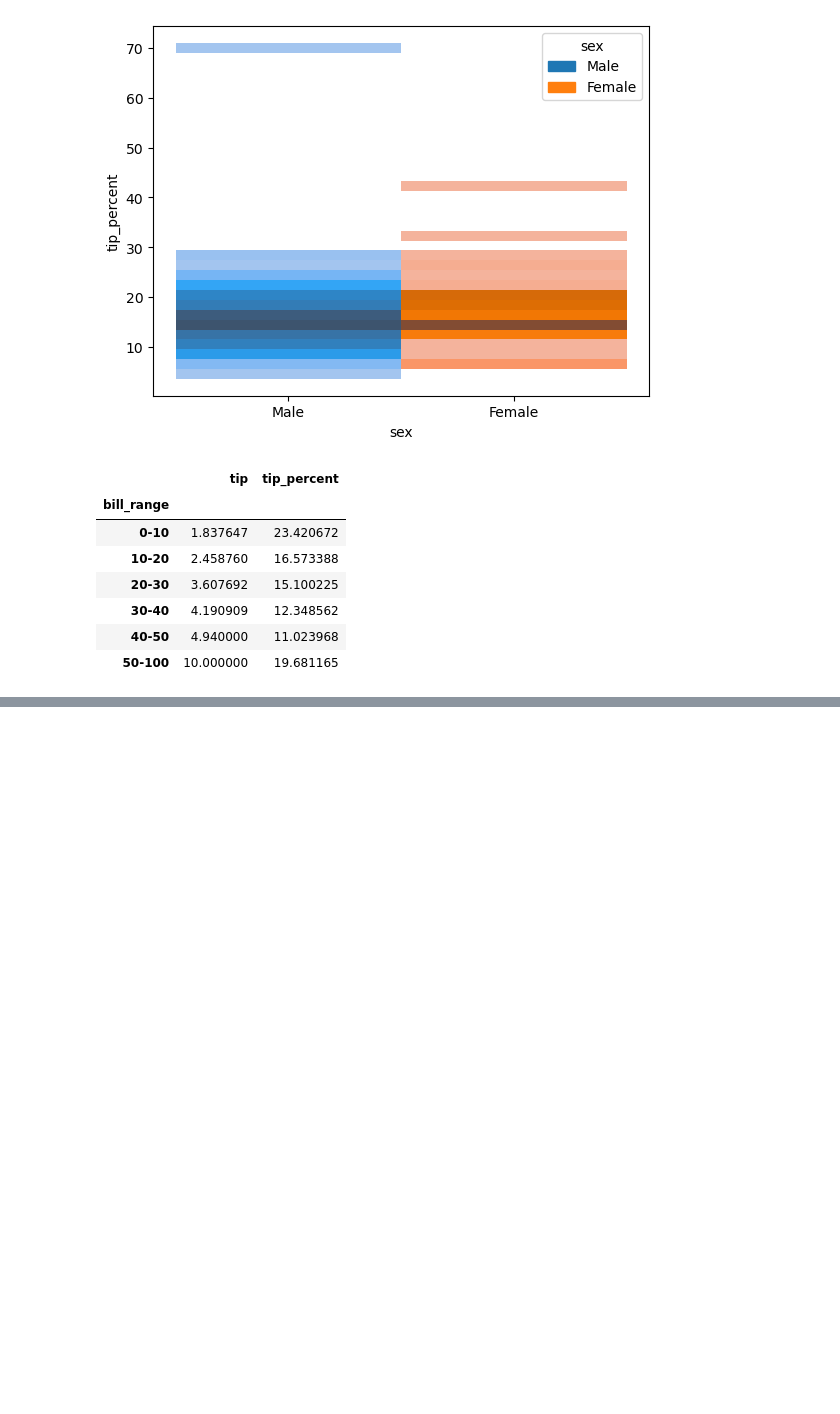
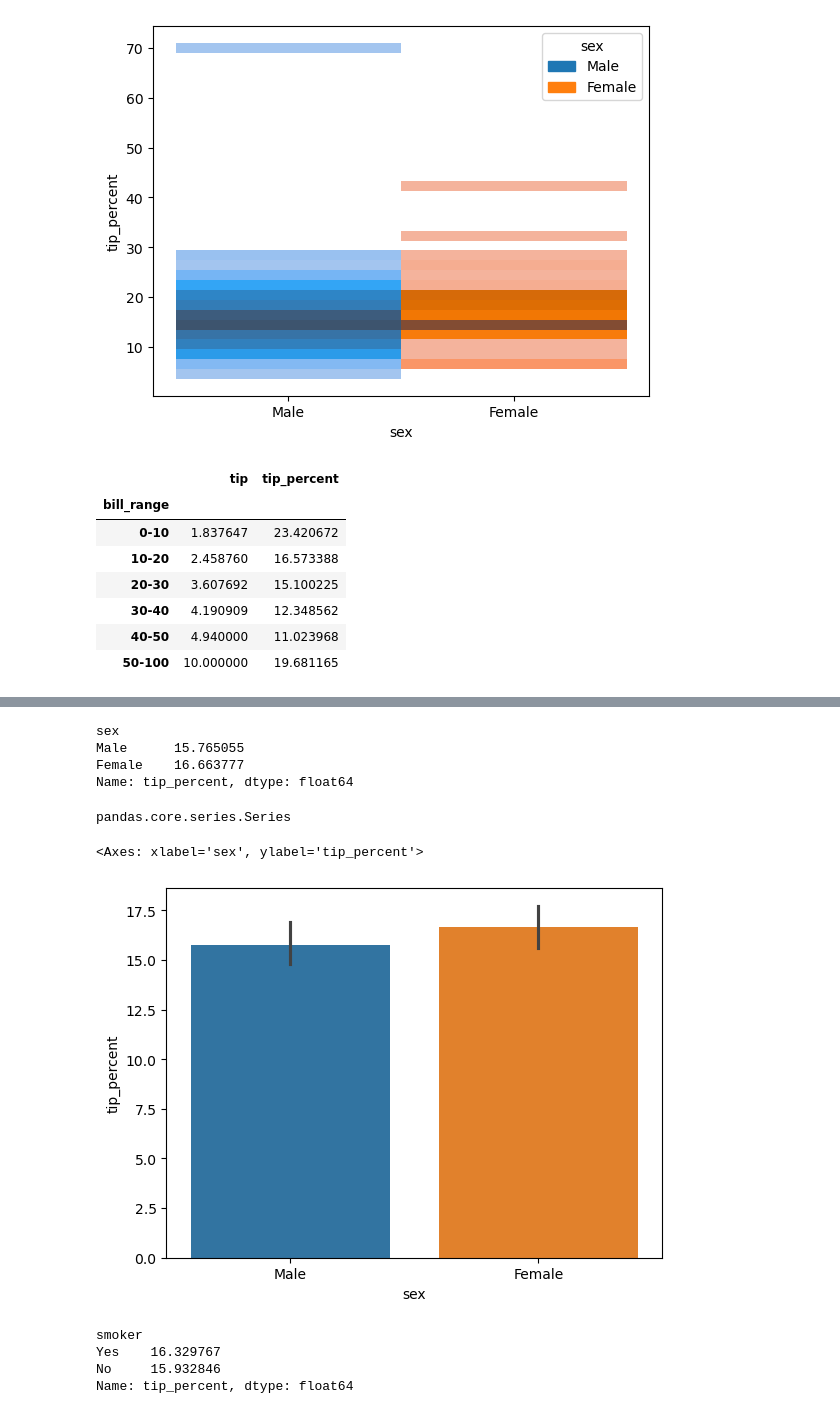
Before and after one commit to SaarthakDEV/data-science-python, a Jupyter notebook: case-study-1.ipynb, the cells around one changed output, grey strips where cells are left out. Saved outputs shown, nothing was run; the diff lists cells and outputs as text; code cells hidden in the pictures; blank space fills up the shorter version.

```diff
--- a/case-study-1.ipynb
+++ b/case-study-1.ipynb
@@ -393,0 +412,16 @@ tips.groupby("bill_range")[["tip", "tip_percent"]].mean()
+# %%
+gender_tip
+# %% [output]
+sex
+Male      15.765055
+Female    16.663777
+Name: tip_percent, dtype: float64
+# %%
+type(gender_tip)
+# %% [output]
+pandas.core.series.Series
+# %%
+sns.barplot(x="sex", y="tip_percent", data=tips, hue="sex")
+# %% [output]
+<Axes: xlabel='sex', ylabel='tip_percent'>
+[figure, added]
@@ -393,0 +430,7 @@ tips.groupby("bill_range")[["tip", "tip_percent"]].mean()
+# %%
+smoking_tip
+# %% [output]
+smoker
+Yes    16.329767
+No     15.932846
+Name: tip_percent, dtype: float64
```
Also changed, not shown: parts of 9 cells of this notebook.
